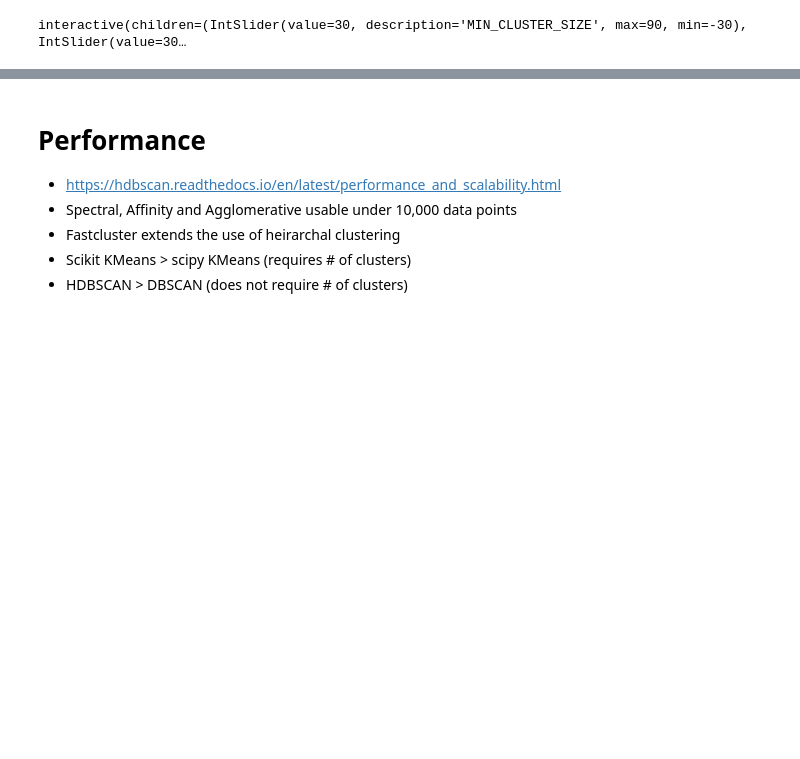
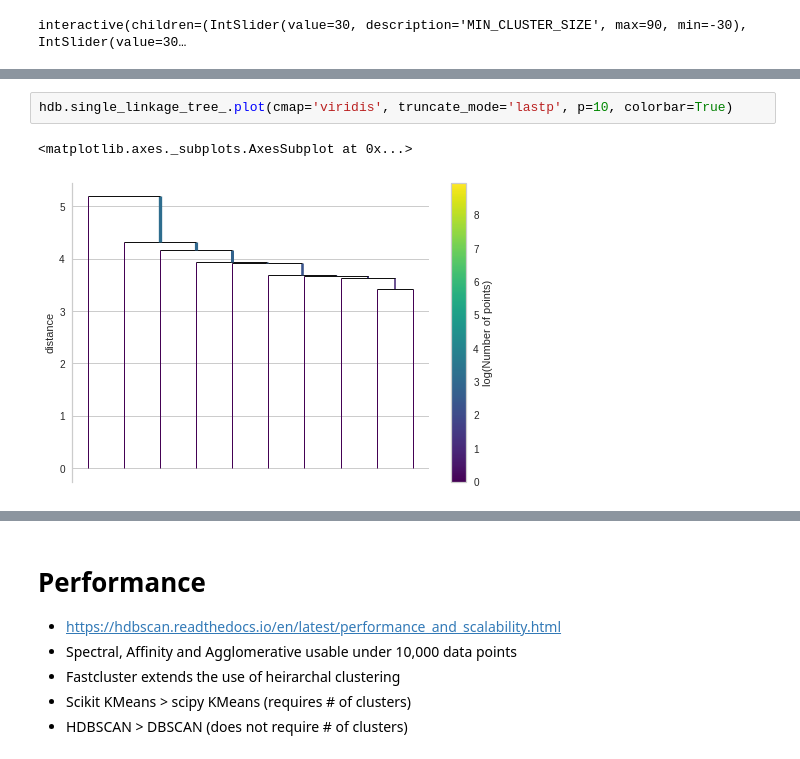
Before and after one commit to swilsonmfc/unsupervised, a Jupyter notebook: Clustering.ipynb, the cells around one changed output, grey strips where cells are left out. Cells and saved outputs as stored; diff of their text form; blank space fills up the shorter version.

```diff
--- a/Clustering.ipynb
+++ b/Clustering.ipynb
@@ -476,0 +528,5 @@ interactive(children=(Dropdown(description='SORT', options=('Completeness', 'Hom
+# %%
+hdb.single_linkage_tree_.plot(cmap='viridis', truncate_mode='lastp', p=10, colorbar=True)
+# %% [output]
+<matplotlib.axes._subplots.AxesSubplot at 0x...>
+[figure, added]
```
Also changed, not shown: parts of 28 cells of this notebook.
